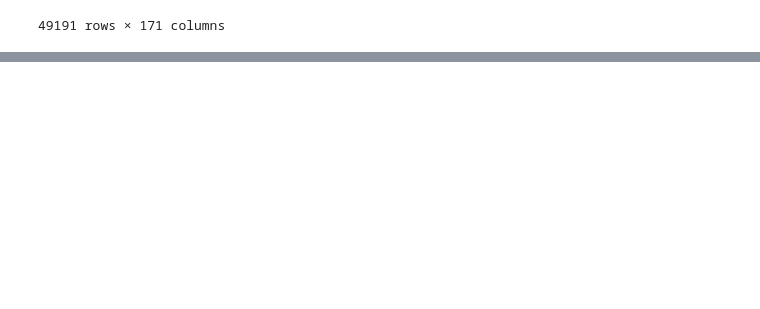
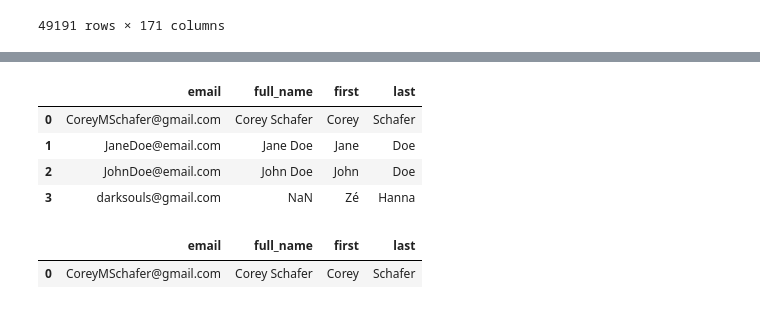
Before and after one commit to medeiroscaio/ml-estudos, a Jupyter notebook: pandas/pandas.ipynb, the cells around one changed output, grey strips where cells are left out. Cells and saved outputs as stored; diff of their text form; code cells hidden in the pictures; blank space fills up the shorter version.

```diff
--- a/pandas/pandas.ipynb
+++ b/pandas/pandas.ipynb
@@ -518,0 +609,17 @@ df.rename(columns = {"ConvertedCompYearly": "SalaryUSDYearly"})
+# %%
+df3.drop(index=4)
+# %% [output]
+|  | email | full_name | first | last |
+| 0 | CoreyMSchafer@gmail.com | Corey Schafer | Corey | Schafer |
+| 1 | JaneDoe@email.com | Jane Doe | Jane | Doe |
+| 2 | JohnDoe@email.com | John Doe | John | Doe |
+| 3 | darksouls@gmail.com | NaN | Zé | Hanna |
+# %%
+# 1. df["last"] == "Doe" - creates a boolean mask, True where last name is "Doe"
+# 2. df[mask] - filters the DataFrame, returning only the rows where mask is True
+# 3. .index - gets the index labels of those filtered rows
+# 4. df.drop(index=...) - drops the rows with those index labels from the DataFrame
+df.drop(index=df[df["last"] == "Doe"].index)
+# %% [output]
+|  | email | full_name | first | last |
+| 0 | CoreyMSchafer@gmail.com | Corey Schafer | Corey | Schafer |
```
Also changed, not shown: parts of 13 cells of this notebook.
